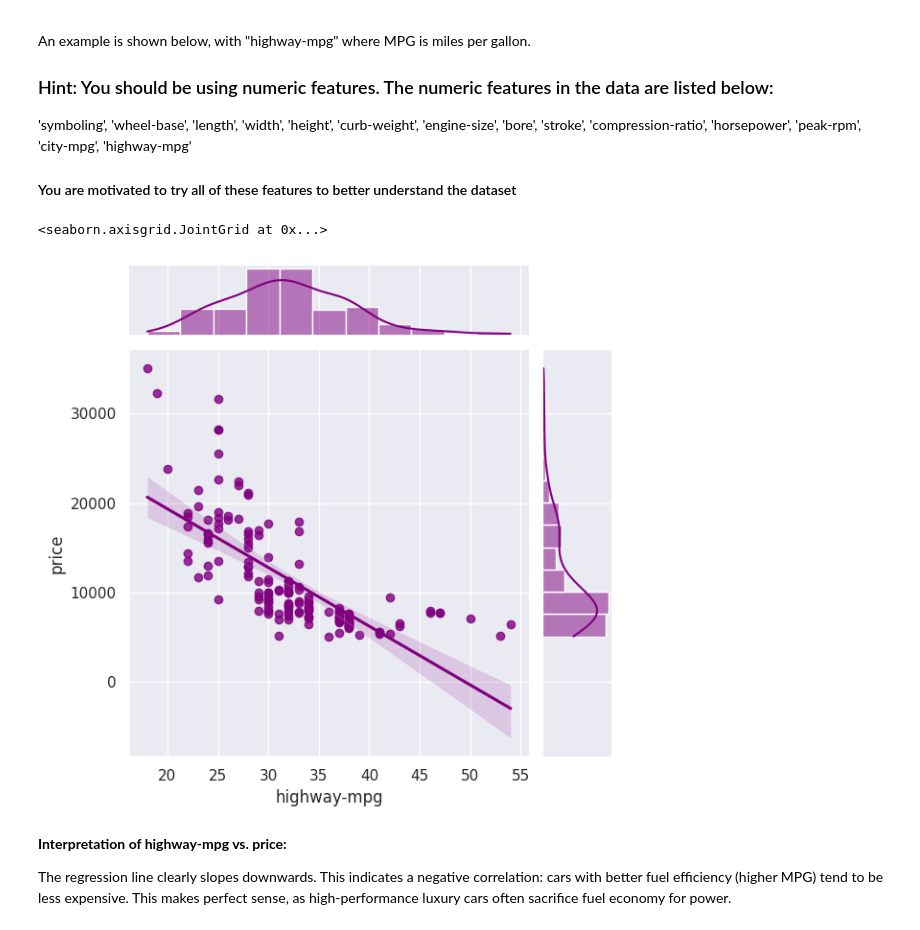
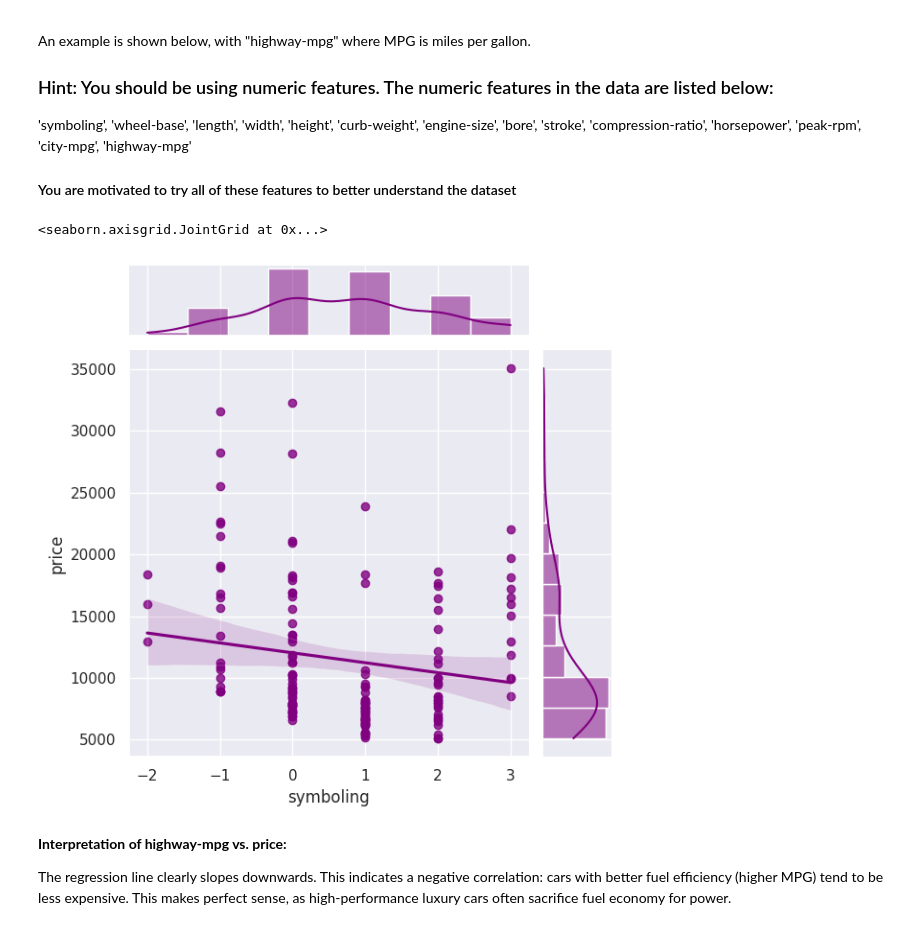
Before and after one commit to priyankajuttu/Projects_and_Labs, a Jupyter notebook: STP_Module_02_Lab_01_Basic_Plots.ipynb, the cells around one changed output. Saved outputs shown, nothing was run; the diff lists cells and outputs as text; code cells hidden in the pictures.

```diff
--- a/STP_Module_02_Lab_01_Basic_Plots.ipynb
+++ b/STP_Module_02_Lab_01_Basic_Plots.ipynb
@@ -274,16 +274,16 @@ An example is shown below, with "highway-mpg" where MPG is miles per gallon.
 # %%
 ############################
 ### CHANGE THE CODE HERE ###
 
-feature = "highway-mpg"
+feature = "symboling"
 
 ############################
 
 
 sns.jointplot(x=pd.to_numeric(X[feature]), y = y, kind="reg", color = 'purple')
 # %% [output]
 <seaborn.axisgrid.JointGrid at 0x...>
-[figure, old version]
+[figure, new version]
 # %% [markdown]
 **Interpretation of highway-mpg vs. price:**
 
```
Also changed, not shown: parts of 3 cells of this notebook.
